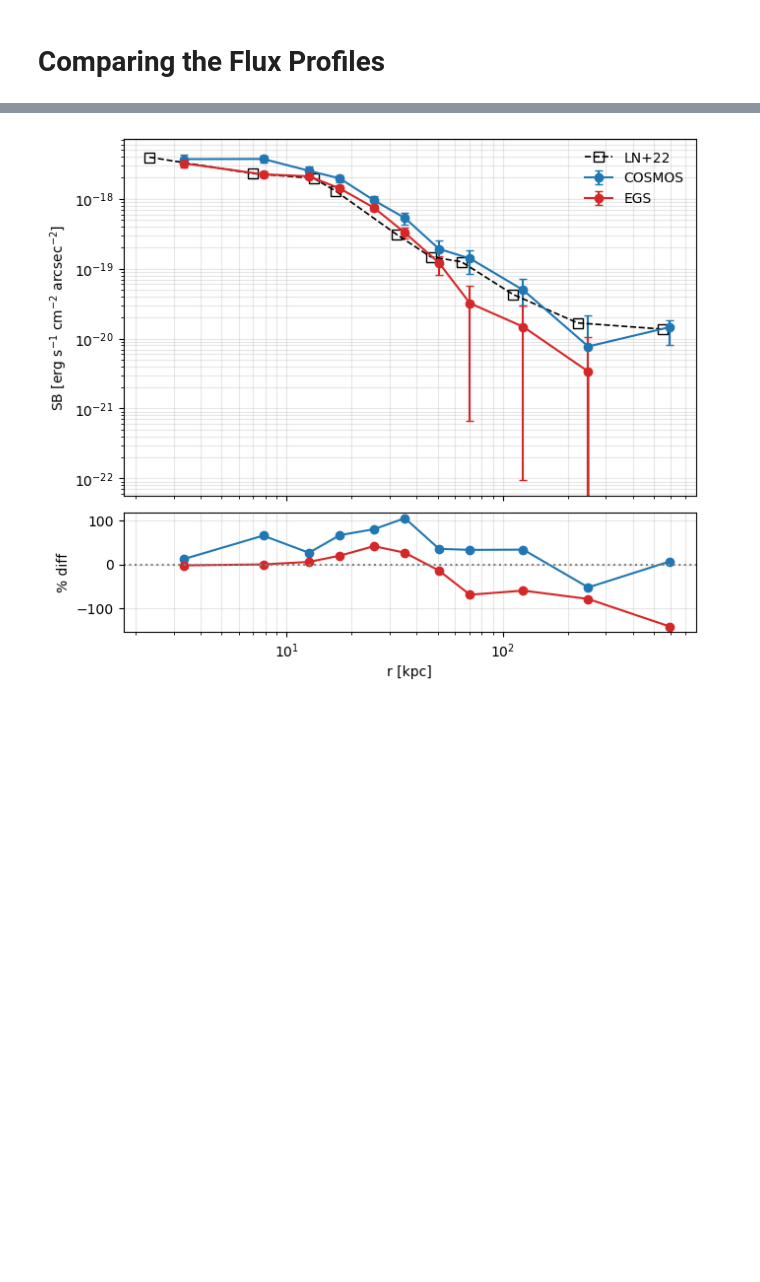
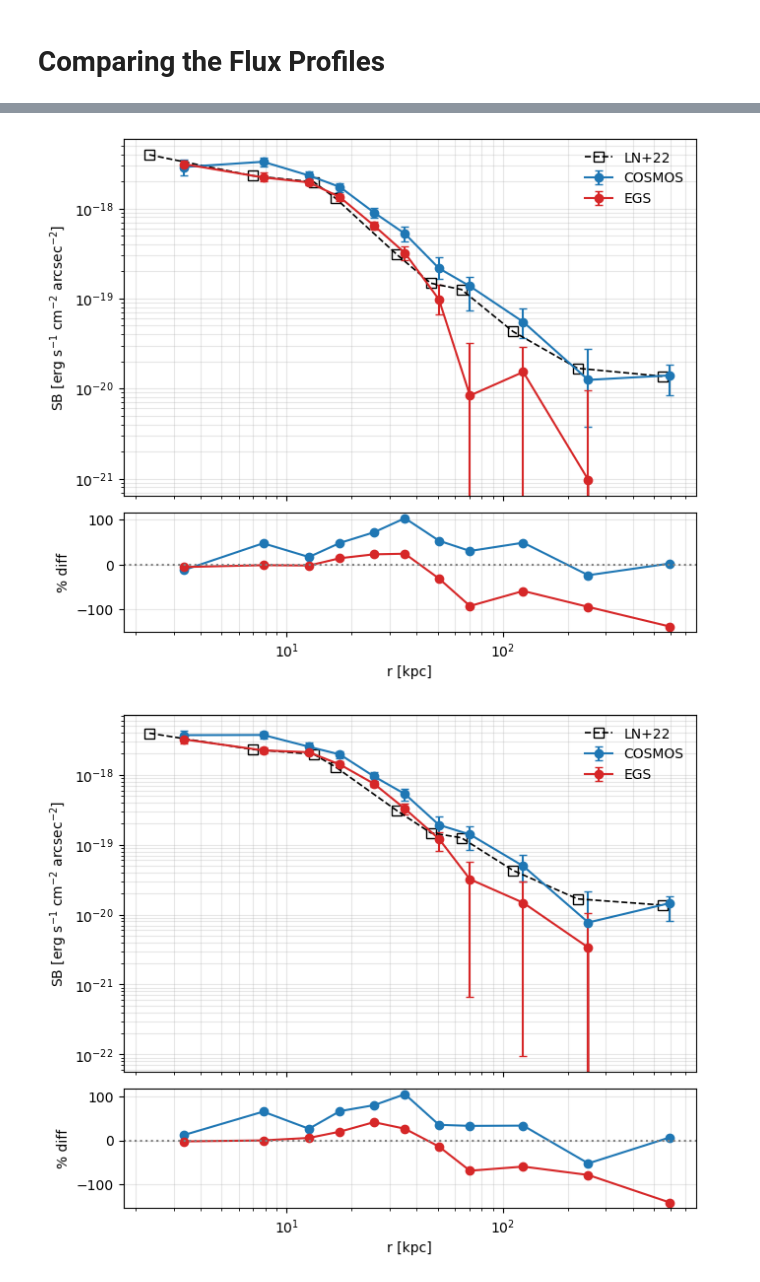
Before and after one commit to Austin-Strickler/vdfi-workspace, a Jupyter notebook: 01-lya_halos/code/2_Validate_Literature.ipynb, the cells around one changed output, grey strips where cells are left out. Cells and saved outputs as stored; diff of their text form; code cells hidden in the pictures; blank space fills up the shorter version.

```diff
--- a/01-lya_halos/code/2_Validate_Literature.ipynb
+++ b/01-lya_halos/code/2_Validate_Literature.ipynb
@@ -95,0 +85,9 @@ WARNING: Input data contains invalid values (NaNs or infs), which were automatic
+# %%
+wave  = stacks["rest_wave"]
+raw_flux = stacks["stacks"]["biweight"]["flux"]
+bounds = (1211.67, 1219.67) #tuple(cfg2.line_window)
+flux_curve = []
+for r in range(raw_flux.shape[0]):
+    res = integrated_line_flux(wave, raw_flux[r], bounds=bounds)
+    flux_curve.append(res["flux_integral"])
+    print(r, res["flux_integral"])
@@ -251,6 +263,24 @@ def compare_fields(datasets, reference, residual="percent", figsize=(7.5, 6.5),
     axr.set_xscale("log"); axr.set_xlabel("r [kpc]")
     axr.grid(alpha=0.3, which="both")
     return fig, (ax, axr)
+# %%
+r = np.array([3.33, 7.78, 12.67, 17.62, 25.33, 35.24, 50.67, 70.48, 124.44, 248.89, 594.29])
+
+cosmos = {"label": "COSMOS", "r": r, "sb": fast_boot_cos["total_flux_fid"],
+          "lo": fast_boot_cos["total_flux_lo"], "hi": fast_boot_cos["total_flux_hi"]}  # with bands
+
+egs    = {"label": "EGS",    "r": r, "sb": fast_boot_egs["total_flux_fid"],
+          "lo": fast_boot_egs["total_flux_lo"], "hi": fast_boot_egs["total_flux_hi"]}  # with bands
+
+ref = {"label": "LN+22",
+       "r":  np.array([2.31, 6.94, 13.34, 16.82, 32.34, 46.40, 64.33, 111.54, 221.90, 547.32]),
+       "sb": np.array([3.95e-18, 2.31e-18, 1.97e-18, 1.30e-18, 3.08e-19,
+                       1.48e-19, 1.26e-19, 4.30e-20, 1.68e-20, 1.37e-20])}
+
+compare_fields([cosmos, egs], ref, residual="percent")
+plt.show()
+# %% [output]
+[figure, added]
 # %%
 r = np.array([3.33, 7.78, 12.67, 17.62, 25.33, 35.24, 50.67, 70.48, 124.44, 248.89, 594.29])
 
```
Also changed, not shown: parts of 6 cells of this notebook, 28 other files.
